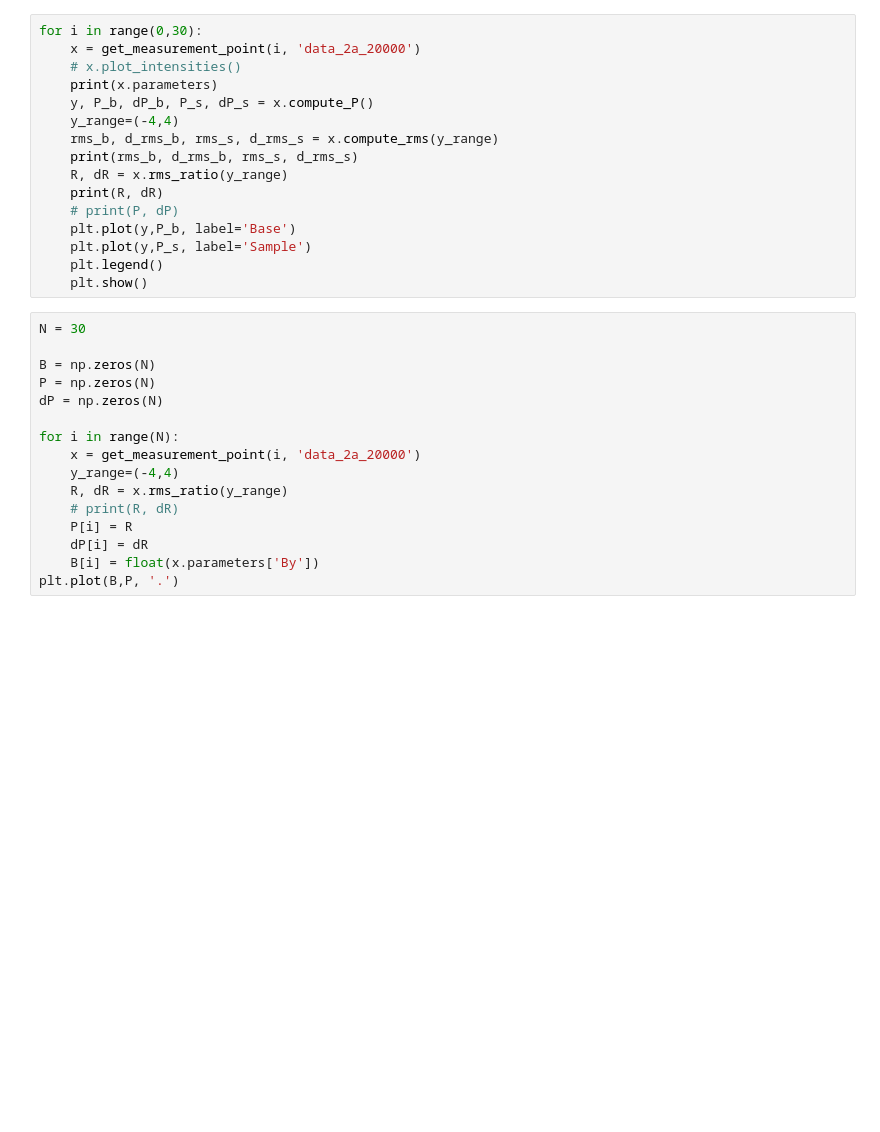
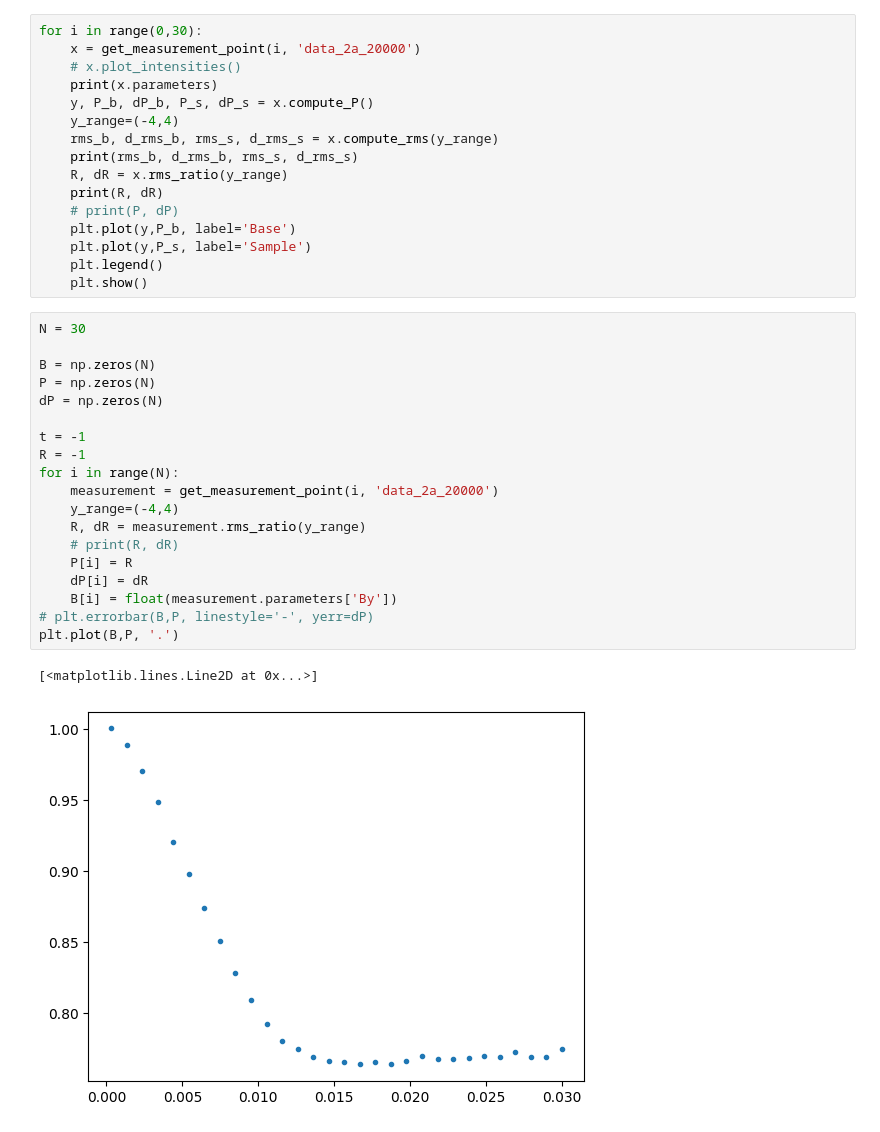
Before and after one commit to McStasMcXtrace/semsans, a Jupyter notebook: semsans-fit-gauss.ipynb, the cells around one changed output. Cells and saved outputs as stored; diff of their text form; blank space fills up the shorter version.

```diff
--- a/semsans-fit-gauss.ipynb
+++ b/semsans-fit-gauss.ipynb
@@ -231,16 +231,22 @@ for i in range(0,30):
 # %%
 N = 30
 
 B = np.zeros(N)
 P = np.zeros(N)
 dP = np.zeros(N)
 
+t = -1
+R = -1
 for i in range(N):
-    x = get_measurement_point(i, 'data_2a_20000')
+    measurement = get_measurement_point(i, 'data_2a_20000')
     y_range=(-4,4)
-    R, dR = x.rms_ratio(y_range)
+    R, dR = measurement.rms_ratio(y_range)
     # print(R, dR)
     P[i] = R
     dP[i] = dR
-    B[i] = float(x.parameters['By'])
+    B[i] = float(measurement.parameters['By'])
+# plt.errorbar(B,P, linestyle='-', yerr=dP)
 plt.plot(B,P, '.')
+# %% [output]
+[<matplotlib.lines.Line2D at 0x...>]
+[figure, added]
```
Also changed, not shown: parts of 1 cell of this notebook, 5 other files.
